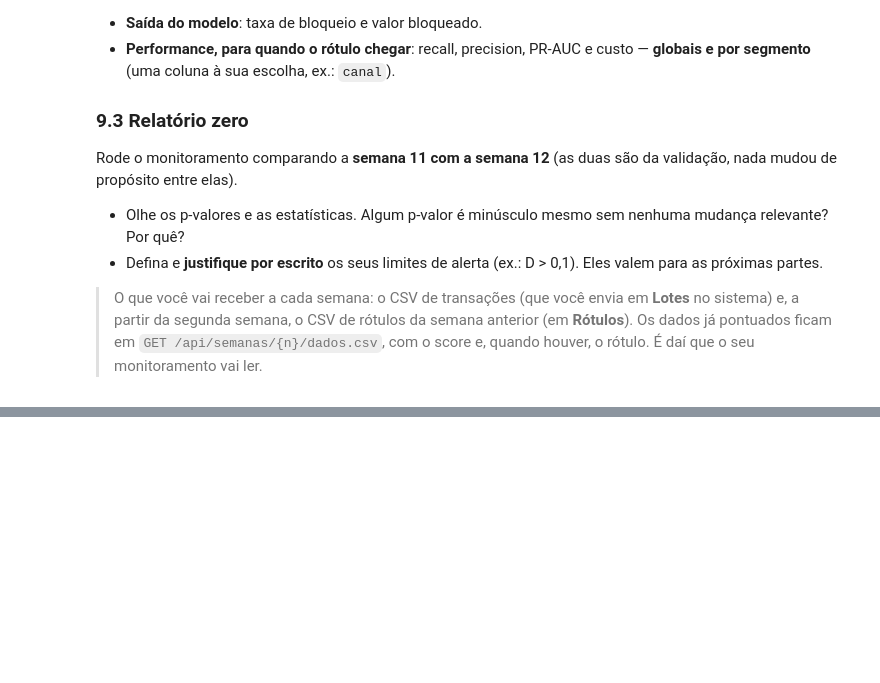
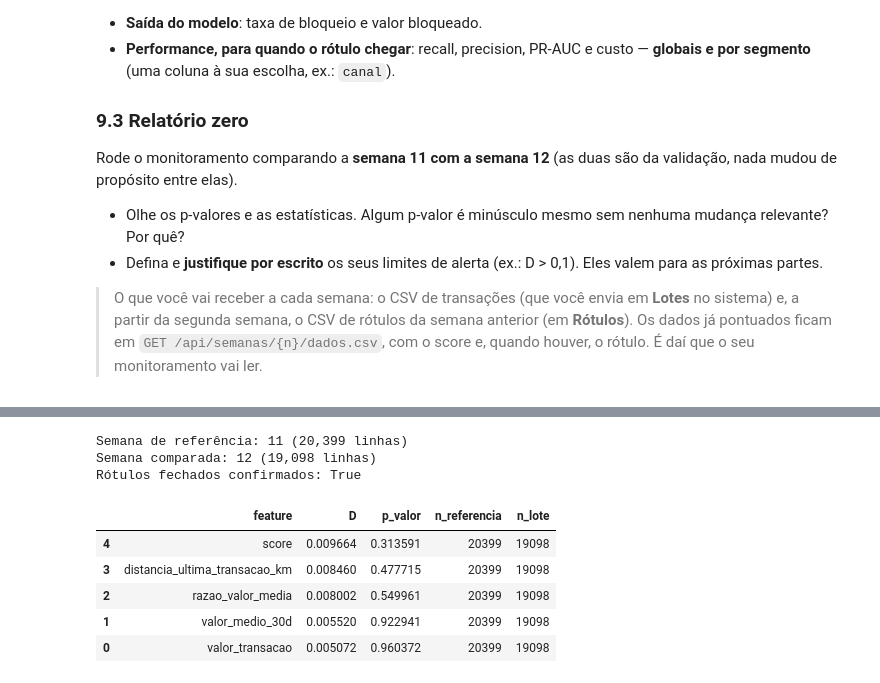
Before and after one commit to MayumiCastiglioni/MLOpsAntifraudAuroraBank, a Jupyter notebook: parte1.ipynb, the cells around one changed output, grey strips where cells are left out. Cells and saved outputs as stored; diff of their text form; code cells hidden in the pictures; blank space fills up the shorter version.

```diff
--- a/parte1.ipynb
+++ b/parte1.ipynb
@@ -366,0 +432,23 @@ Pendente: implementar drift e relatório zero, justificar limites e arquivar ref
+# %%
+import json
+from pathlib import Path
+import pandas as pd
+
+relatorio_zero = json.loads(Path('docs/evidencias/relatorio-zero-semanas-11-12.json').read_text(encoding='utf-8'))
+print(f"Semana de referência: {relatorio_zero['semana_referencia']} ({relatorio_zero['n_referencia']:,} linhas)")
+print(f"Semana comparada: {relatorio_zero['semana_lote']} ({relatorio_zero['n_lote']:,} linhas)")
+print(f"Rótulos fechados confirmados: {relatorio_zero['rotulos_fechados_confirmados']}")
+# %% [output]
+Semana de referência: 11 (20,399 linhas)
+Semana comparada: 12 (19,098 linhas)
+Rótulos fechados confirmados: True
+# %%
+tabela_ks = pd.DataFrame(relatorio_zero['continuas'])
+display(tabela_ks[['feature','D','p_valor','n_referencia','n_lote']].sort_values('D', ascending=False))
+# %% [output]
+|  | feature | D | p_valor | n_referencia | n_lote |
+| 4 | score | 0.009664 | 0.313591 | 20399 | 19098 |
+| 3 | distancia_ultima_transacao_km | 0.008460 | 0.477715 | 20399 | 19098 |
+| 2 | razao_valor_media | 0.008002 | 0.549961 | 20399 | 19098 |
+| 1 | valor_medio_30d | 0.005520 | 0.922941 | 20399 | 19098 |
+| 0 | valor_transacao | 0.005072 | 0.960372 | 20399 | 19098 |
```
Also changed, not shown: parts of 17 cells of this notebook, 18 other files.
